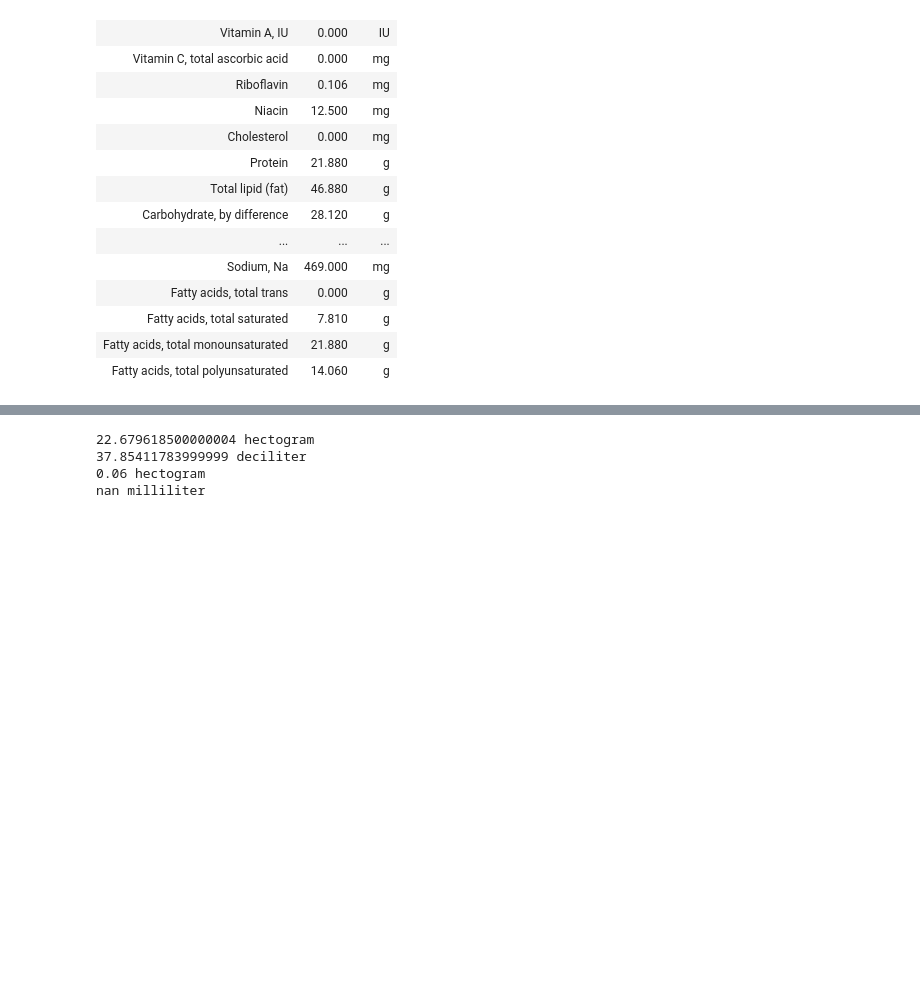
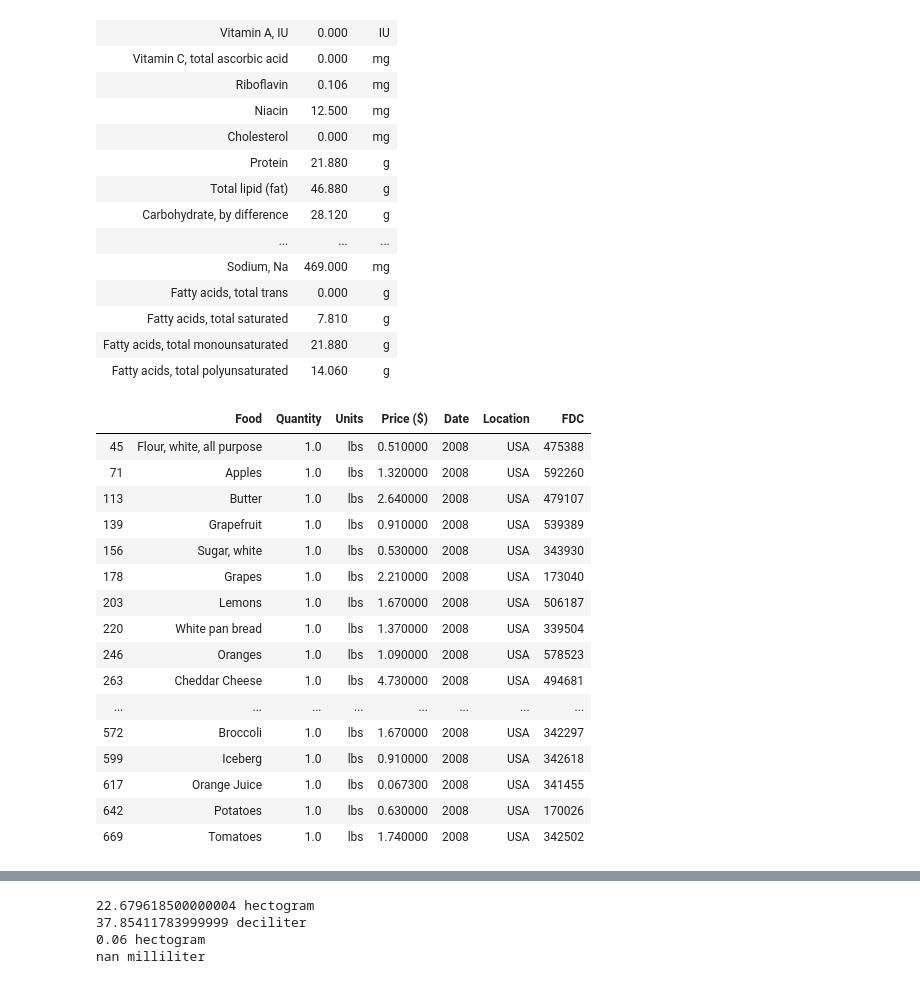
Before and after one commit to dholandaa/eep153-project2, a Jupyter notebook: Project 2.ipynb, the cells around one changed output, grey strips where cells are left out. Saved outputs shown, nothing was run; the diff lists cells and outputs as text; code cells hidden in the pictures; blank space fills up the shorter version.

```diff
--- a/Project 2.ipynb
+++ b/Project 2.ipynb
@@ -148,6 +116,36 @@ fdc.nutrients(apikey[user],fdc_id=id)
 | Fatty acids, total polyunsaturated | 14.060 | g |
 # %%
 # Some columns which ought to be numeric are actually str; convert them
-#df_food_data['Price'] = df_food_data['Price'].astype(float)
-#df_food_Data['Quantity'] = df_food_data['Quantity'].astype(float)
-#df_food_Data['FDC'] = df_food_data['FDC'].astype(int)
+
+# Replace all empty strings with NaN and drop unnecessary columns
+df_food_data = df_food_data.replace(['', 'NA'], np.nan)
+df_food_data = df_food_data.drop(['Price in $ (100G)'], axis=1, errors='ignore')
+
+# Drop any rows that have any NaN values in crucial columns
+df_food_data = df_food_data.dropna(axis=0, how='any', subset=['Date', 'FDC', 'Quantity', 'Price ($)'])
+
+# Convert columns to the appropriate data dtype
+df_food_data['Price ($)'] = df_food_data['Price ($)'].astype(float)
+df_food_data['Quantity'] = df_food_data['Quantity'].astype(float)
+df_food_data['FDC'] = df_food_data['FDC'].astype(int)
+df_food_data['Date'] = df_food_data['Date'].astype(int)
+
+df_food_data.head(25)
+# %% [output]
+|  | Food | Quantity | Units | Price ($) | Date | Location | FDC |
+| 45 | Flour, white, all purpose | 1.0 | lbs | 0.510000 | 2008 | USA | 475388 |
+| 71 | Apples | 1.0 | lbs | 1.320000 | 2008 | USA | 592260 |
+| 113 | Butter | 1.0 | lbs | 2.640000 | 2008 | USA | 479107 |
+| 139 | Grapefruit | 1.0 | lbs | 0.910000 | 2008 | USA | 539389 |
+| 156 | Sugar, white | 1.0 | lbs | 0.530000 | 2008 | USA | 343930 |
+| 178 | Grapes | 1.0 | lbs | 2.210000 | 2008 | USA | 173040 |
+| 203 | Lemons | 1.0 | lbs | 1.670000 | 2008 | USA | 506187 |
+| 220 | White pan bread | 1.0 | lbs | 1.370000 | 2008 | USA | 339504 |
+| 246 | Oranges | 1.0 | lbs | 1.090000 | 2008 | USA | 578523 |
+| 263 | Cheddar Cheese | 1.0 | lbs | 4.730000 | 2008 | USA | 494681 |
+| ... | ... | ... | ... | ... | ... | ... | ... |
+| 572 | Broccoli | 1.0 | lbs | 1.670000 | 2008 | USA | 342297 |
+| 599 | Iceberg | 1.0 | lbs | 0.910000 | 2008 | USA | 342618 |
+| 617 | Orange Juice | 1.0 | lbs | 0.067300 | 2008 | USA | 341455 |
+| 642 | Potatoes | 1.0 | lbs | 0.630000 | 2008 | USA | 170026 |
+| 669 | Tomatoes | 1.0 | lbs | 1.740000 | 2008 | USA | 342502 |
```
Also changed, not shown: parts of 10 cells of this notebook.
